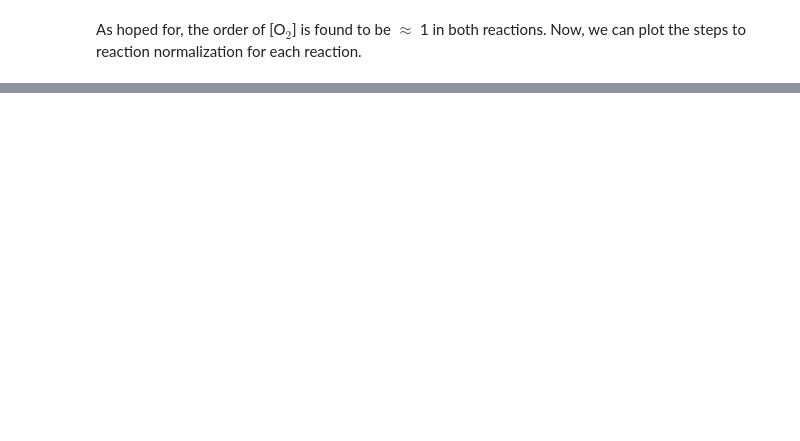
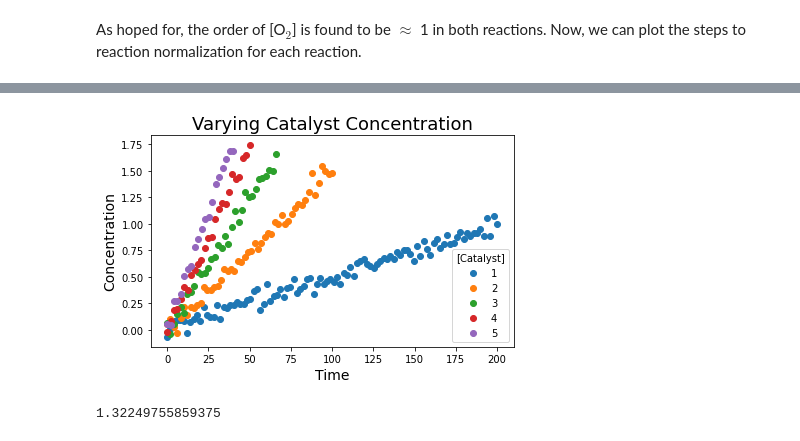
Before and after one commit to brettrhenderson/PyVTNA, a Jupyter notebook: notebooks/VTNA_Testing.ipynb, the cells around one changed output, grey strips where cells are left out. Drawn from its saved outputs; the diff is of its cells as text; code cells hidden in the pictures; blank space fills up the shorter version.

Commit message:
Added some stuff to testing notebook for poison fitting

```diff
--- a/notebooks/VTNA_Testing.ipynb
+++ b/notebooks/VTNA_Testing.ipynb
@@ -207,0 +281,40 @@ plt.show()
+# %%
+# time = np.linspace(0, 200, 2000)
+k = 0.01
+
+# order reactants as [NO, O2]
+reac_st = [2., 2., 1.]
+reac_orders = [0., 0., 1.]
+reac_coefs = [1., 1., 0.]
+prod_st = [0.]
+prod_coefs = [1.]
+noise = 0.05
+poisoning = 0.5
+
+fig, ax1 = plt.subplots(1, 1, figsize=(6, 4))
+
+rxn_traces = {}
+for cat_conc in [1, 2, 3, 4, 5]:
+    reac_st[-1] = cat_conc - poisoning
+
+    time = np.linspace(0, 200//cat_conc, 100//cat_conc)
+
+    [r1, r2, c1], [p1] = simulate_reaction_trace(time, reac_st, reac_orders, reac_coefs,
+                                                 prod_st, prod_coefs, k=k, noise=noise)
+    rxn_traces[cat_conc] = {}
+    rxn_traces[cat_conc]['t'] = time
+    rxn_traces[cat_conc]['r1'] = r1
+    rxn_traces[cat_conc]['r2'] = r2
+    rxn_traces[cat_conc]['c1'] = c1
+    rxn_traces[cat_conc]['p1'] = p1
+
+    ax1.scatter(time, p1, label=f"{cat_conc}")
+
+ax1.set_xlabel('Time', fontsize=14)
+ax1.set_ylabel('Concentration', fontsize=14)
+ax1.set_title('Varying Catalyst Concentration', fontsize=18)
+ax1.legend(title='[Catalyst]')
+plt.tight_layout()
+plt.show()
+# %% [output]
+[figure, added]
@@ -207,0 +344,4 @@ plt.show()
+# %%
+order
+# %% [output]
+1.32249755859375
```
Also changed, not shown: parts of 28 cells of this notebook, 4 other files.
